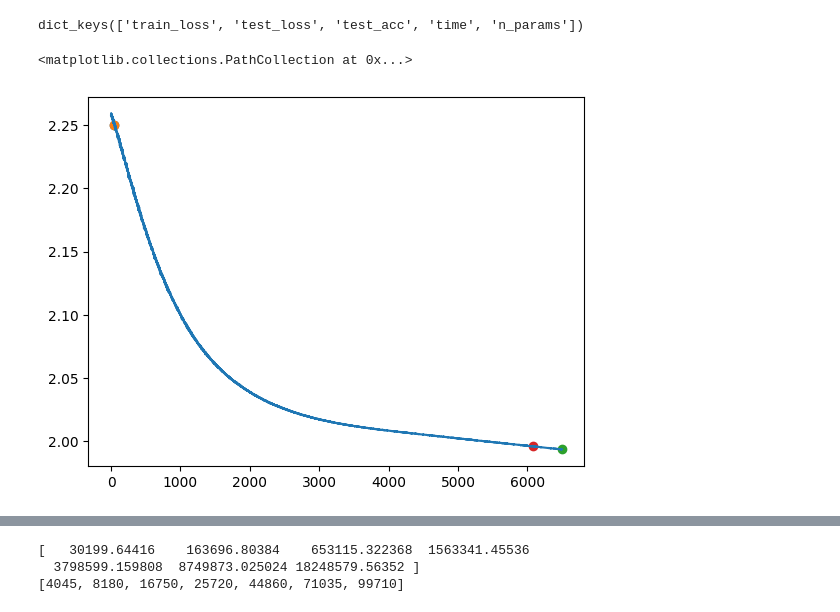
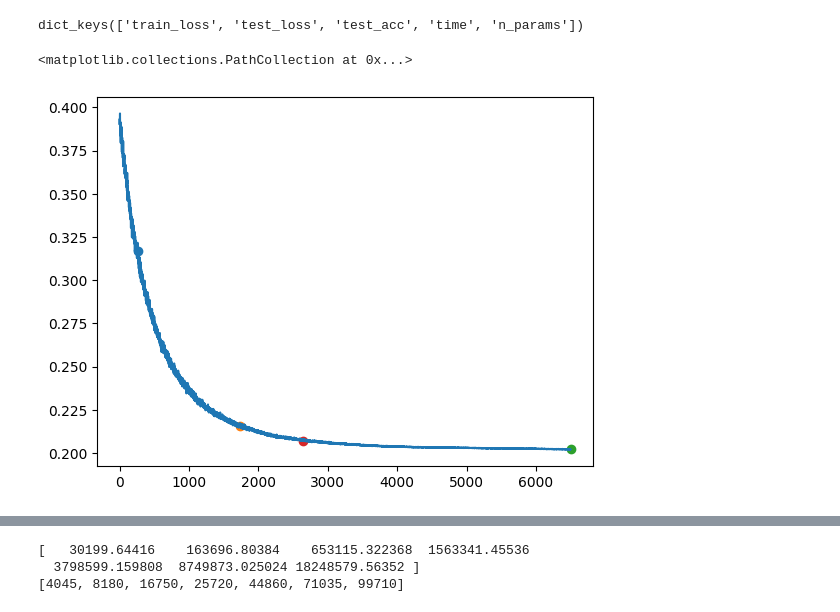
Before and after one commit to ASkalli/nonlinear_oscillator_network, a Jupyter notebook: MNIST/results/convergence_analysis.ipynb, the cells around one changed output, grey strips where cells are left out. Cells and saved outputs as stored; diff of their text form; code cells hidden in the pictures.

```diff
--- a/MNIST/results/convergence_analysis.ipynb
+++ b/MNIST/results/convergence_analysis.ipynb
@@ -106,7 +107,10 @@ with open('paramscan_l2regularization_PNN_PEPG_MNIST.pkl', 'rb') as f:
 with open('paramscan_l2regularization_PNN_PEPG_MNIST_run2.pkl', 'rb') as f:
     results2 = pickle.load(f)
 
-dicts_list = [results1, results2]  # list of runs
+with open('paramscan_l2regularization_PNN_PEPG_MNIST_run3.pkl', 'rb') as f:
+    results3 = pickle.load(f)
+
+dicts_list = [results1, results2,results3]  # list of runs
 
 # Average them
 avg_results = []
@@ -129,20 +133,20 @@ for k,D in enumerate(avg_results):
     test_loss_mat[k,:] = D['test_loss']
     train_loss_mat[k,:] = D['train_loss']
 # %%
-idx_curve =0
+idx_curve =-1
 idx_start = 500
 idx_end = -1
 loss_vec = test_loss_mat[idx_curve,idx_start:idx_end]
 e_conv1 = convergence_relative_improvement(loss_vec, threshold=5e-3, window=50)
 e_conv2 = convergence_slope_loglog(loss_vec, threshold=1e-2, window=50)
 e_conv3 = convergence_relative_slope_loglog(loss_vec, fraction=1-2, window=50)
 e_conv4 = knee_point_loglog(loss_vec)
 
 plt.plot(loss_vec)
 plt.scatter(e_conv1,loss_vec[e_conv1])
 plt.scatter(e_conv2,loss_vec[e_conv2])
 plt.scatter(e_conv3,loss_vec[e_conv3])
 plt.scatter(e_conv4,loss_vec[e_conv4])
 # %% [output]
 <matplotlib.collections.PathCollection at 0x...>
-[figure, old version]
+[figure, new version]
```
Also changed, not shown: parts of 13 cells of this notebook, 1 other file.
